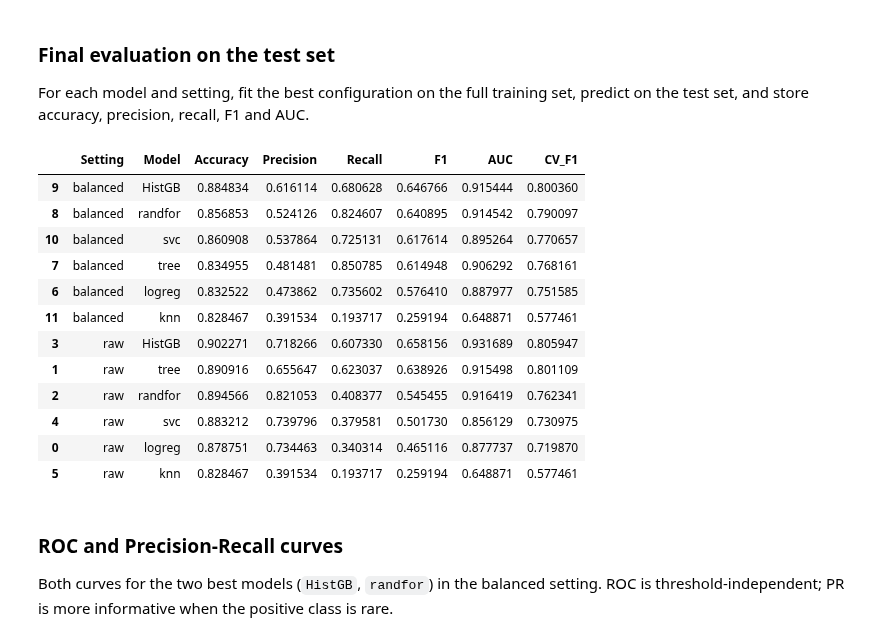
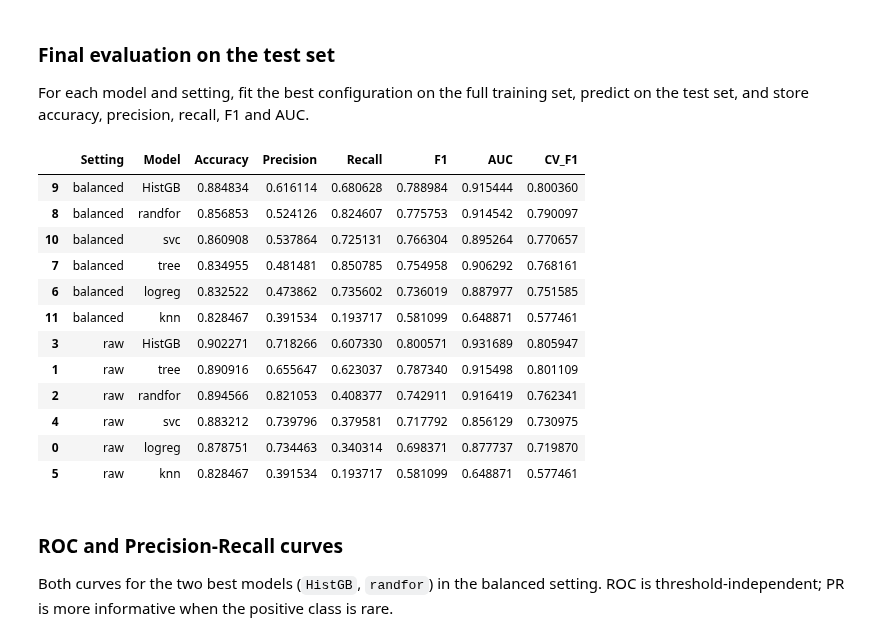
Before and after one commit to sofiacuccu00/online-shoppers-purchase-prediction, a Jupyter notebook: P1_SupervisedLearning.ipynb, the cells around one changed output. Saved outputs shown, nothing was run; the diff lists cells and outputs as text; code cells hidden in the pictures.

```diff
--- a/P1_SupervisedLearning.ipynb
+++ b/P1_SupervisedLearning.ipynb
@@ -890,47 +905,47 @@ from sklearn.metrics import (classification_report, confusion_matrix,
                              ConfusionMatrixDisplay, roc_auc_score)
 import matplotlib.pyplot as plt
 import pandas as pd
 
 best_models = {}
 final_rows = []
-
+f1_macro = []
 for setting_name, search_results in all_search_results.items():
     best_models[setting_name] = {}
     for name, (search, cv_results) in search_results.items():
         model = search.best_estimator_
         best_models[setting_name][name] = model
 
         y_pred = model.predict(X_test)
         report = classification_report(y_test, y_pred, output_dict=True)
         positive_label = '1' if '1' in report else 'True' if 'True' in report else list(report.keys())[0]
         y_score = model.predict_proba(X_test)[:, 1] if hasattr(model, "predict_proba") else model.decision_function(X_test)
 
         final_rows.append({
             'Setting': setting_name, 'Model': name,
             'Accuracy': report['accuracy'],
             'Precision': report[positive_label]['precision'],
             'Recall': report[positive_label]['recall'],
-            'F1': report[positive_label]['f1-score'],
+            'F1': f1_score(y_test, y_pred, average='macro'),
             'AUC': roc_auc_score(y_test, y_score),
             'CV_F1': search.best_score_,
         })
 
 df_final_all = pd.DataFrame(final_rows).sort_values(['Setting', 'F1'], ascending=[True, False])
 display(df_final_all)
 # %% [output]
 |  | Setting | Model | Accuracy | Precision | Recall | F1 | AUC | CV_F1 |
-| 9 | balanced | HistGB | 0.884834 | 0.616114 | 0.680628 | 0.646766 | 0.915444 | 0.800360 |
-| 8 | balanced | randfor | 0.856853 | 0.524126 | 0.824607 | 0.640895 | 0.914542 | 0.790097 |
-| 10 | balanced | svc | 0.860908 | 0.537864 | 0.725131 | 0.617614 | 0.895264 | 0.770657 |
-| 7 | balanced | tree | 0.834955 | 0.481481 | 0.850785 | 0.614948 | 0.906292 | 0.768161 |
-| 6 | balanced | logreg | 0.832522 | 0.473862 | 0.735602 | 0.576410 | 0.887977 | 0.751585 |
-| 11 | balanced | knn | 0.828467 | 0.391534 | 0.193717 | 0.259194 | 0.648871 | 0.577461 |
-| 3 | raw | HistGB | 0.902271 | 0.718266 | 0.607330 | 0.658156 | 0.931689 | 0.805947 |
-| 1 | raw | tree | 0.890916 | 0.655647 | 0.623037 | 0.638926 | 0.915498 | 0.801109 |
-| 2 | raw | randfor | 0.894566 | 0.821053 | 0.408377 | 0.545455 | 0.916419 | 0.762341 |
-| 4 | raw | svc | 0.883212 | 0.739796 | 0.379581 | 0.501730 | 0.856129 | 0.730975 |
-| 0 | raw | logreg | 0.878751 | 0.734463 | 0.340314 | 0.465116 | 0.877737 | 0.719870 |
-| 5 | raw | knn | 0.828467 | 0.391534 | 0.193717 | 0.259194 | 0.648871 | 0.577461 |
+| 9 | balanced | HistGB | 0.884834 | 0.616114 | 0.680628 | 0.788984 | 0.915444 | 0.800360 |
+| 8 | balanced | randfor | 0.856853 | 0.524126 | 0.824607 | 0.775753 | 0.914542 | 0.790097 |
+| 10 | balanced | svc | 0.860908 | 0.537864 | 0.725131 | 0.766304 | 0.895264 | 0.770657 |
+| 7 | balanced | tree | 0.834955 | 0.481481 | 0.850785 | 0.754958 | 0.906292 | 0.768161 |
+| 6 | balanced | logreg | 0.832522 | 0.473862 | 0.735602 | 0.736019 | 0.887977 | 0.751585 |
+| 11 | balanced | knn | 0.828467 | 0.391534 | 0.193717 | 0.581099 | 0.648871 | 0.577461 |
+| 3 | raw | HistGB | 0.902271 | 0.718266 | 0.607330 | 0.800571 | 0.931689 | 0.805947 |
+| 1 | raw | tree | 0.890916 | 0.655647 | 0.623037 | 0.787340 | 0.915498 | 0.801109 |
+| 2 | raw | randfor | 0.894566 | 0.821053 | 0.408377 | 0.742911 | 0.916419 | 0.762341 |
+| 4 | raw | svc | 0.883212 | 0.739796 | 0.379581 | 0.717792 | 0.856129 | 0.730975 |
+| 0 | raw | logreg | 0.878751 | 0.734463 | 0.340314 | 0.698371 | 0.877737 | 0.719870 |
+| 5 | raw | knn | 0.828467 | 0.391534 | 0.193717 | 0.581099 | 0.648871 | 0.577461 |
 # %% [markdown]
 ### ROC and Precision-Recall curves
 Both curves for the two best models (`HistGB`, `randfor`) in the balanced setting. ROC is threshold-independent; PR is more informative when the positive class is rare.
```
Also changed, not shown: parts of 2 cells of this notebook, 1 other file.
